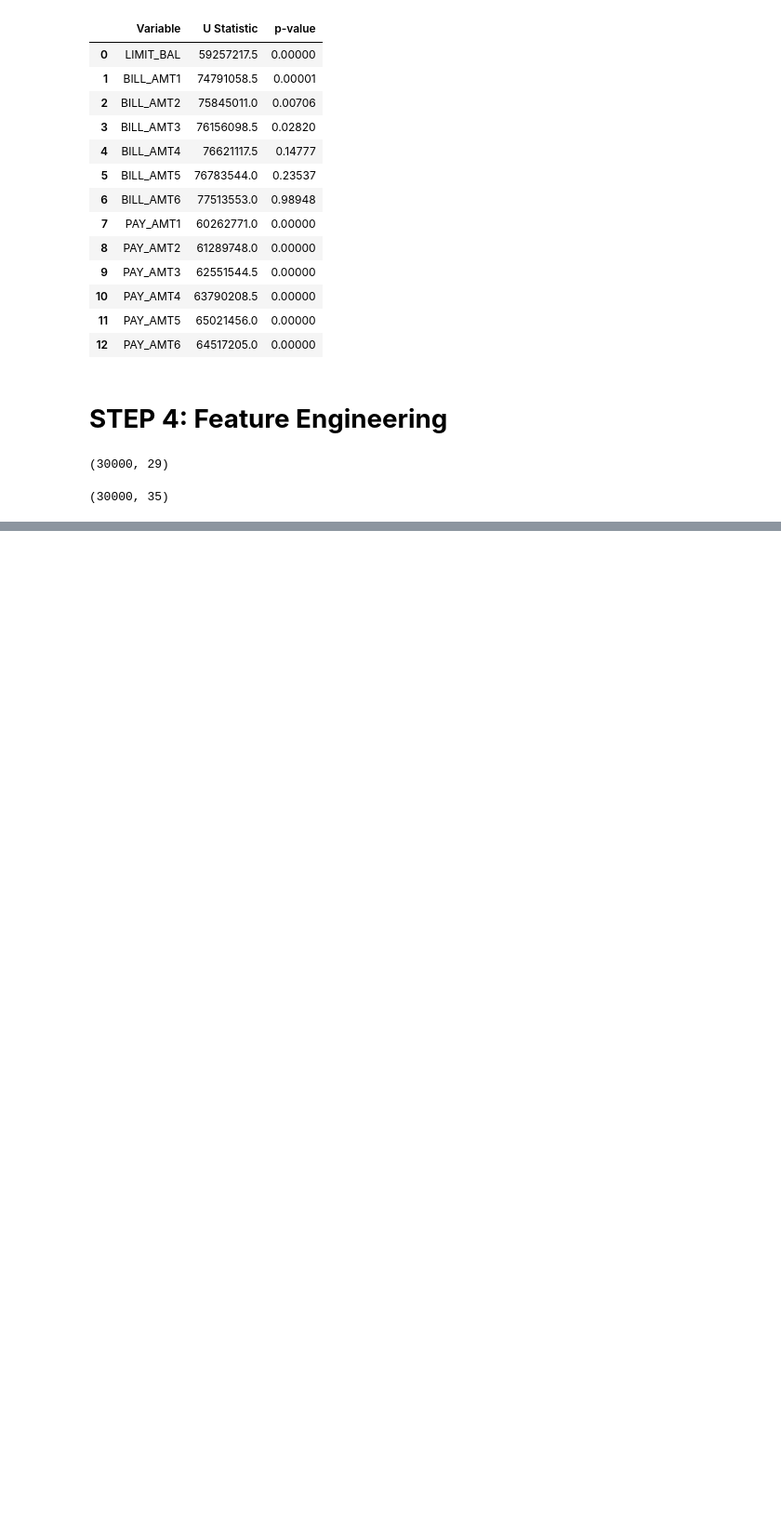
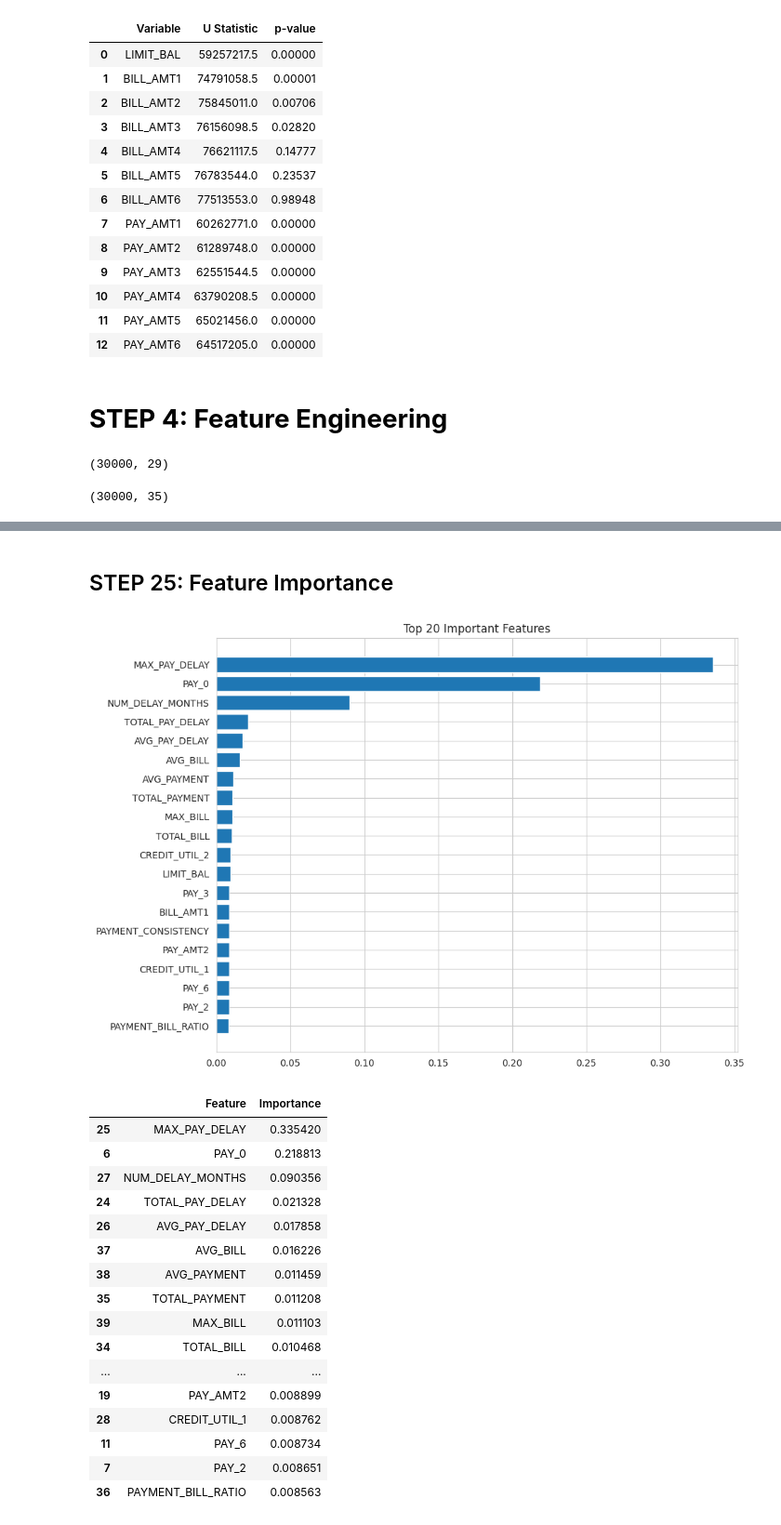
Before and after one commit to riasad30/Thesis, a Jupyter notebook: Untitled0.ipynb, the cells around one changed output, grey strips where cells are left out. Shown at 93% size. Drawn from its saved outputs; the diff is of its cells as text; code cells hidden in the pictures; blank space fills up the shorter version.

```diff
--- a/Untitled0.ipynb
+++ b/Untitled0.ipynb
@@ -1931,0 +2900,20 @@ print(df.shape)
+# %%
+# ==========================================
+# NEW TRAIN TEST SPLIT
+# ==========================================
+
+from sklearn.model_selection import train_test_split
+
+
+X_train, X_test, y_train, y_test = train_test_split(
+    X,
+    y,
+    test_size=0.20,
+    random_state=42,
+    stratify=y
+)
+
+
+print("Training:", X_train.shape)
+
+print("Testing:", X_test.shape)
@@ -1931,0 +4317,60 @@ print(df.shape)
+# %% [markdown]
+## STEP 25: Feature Importance
+# %%
+import pandas as pd
+import matplotlib.pyplot as plt
+
+
+importance = pd.DataFrame({
+
+    "Feature": X_train.columns,
+
+    "Importance": final_model.feature_importances_
+
+})
+
+
+importance = importance.sort_values(
+    "Importance",
+    ascending=False
+)
+
+
+plt.figure(figsize=(10,8))
+
+
+plt.barh(
+    importance.head(20)["Feature"],
+    importance.head(20)["Importance"]
+)
+
+
+plt.gca().invert_yaxis()
+
+plt.title(
+    "Top 20 Important Features"
+)
+
+plt.show()
+
+
+importance.head(20)
+# %% [output]
+[figure, added]
+|  | Feature | Importance |
+| 25 | MAX_PAY_DELAY | 0.335420 |
+| 6 | PAY_0 | 0.218813 |
+| 27 | NUM_DELAY_MONTHS | 0.090356 |
+| 24 | TOTAL_PAY_DELAY | 0.021328 |
+| 26 | AVG_PAY_DELAY | 0.017858 |
+| 37 | AVG_BILL | 0.016226 |
+| 38 | AVG_PAYMENT | 0.011459 |
+| 35 | TOTAL_PAYMENT | 0.011208 |
+| 39 | MAX_BILL | 0.011103 |
+| 34 | TOTAL_BILL | 0.010468 |
+| ... | ... | ... |
+| 19 | PAY_AMT2 | 0.008899 |
+| 28 | CREDIT_UTIL_1 | 0.008762 |
+| 11 | PAY_6 | 0.008734 |
+| 7 | PAY_2 | 0.008651 |
+| 36 | PAYMENT_BILL_RATIO | 0.008563 |
```
Also changed, not shown: parts of 96 cells of this notebook.
